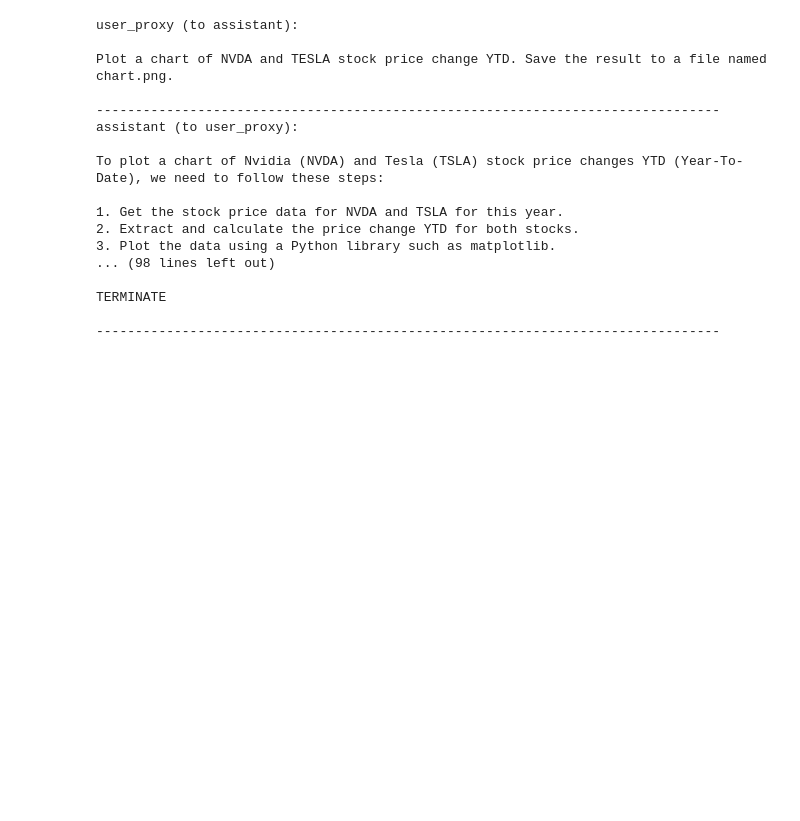
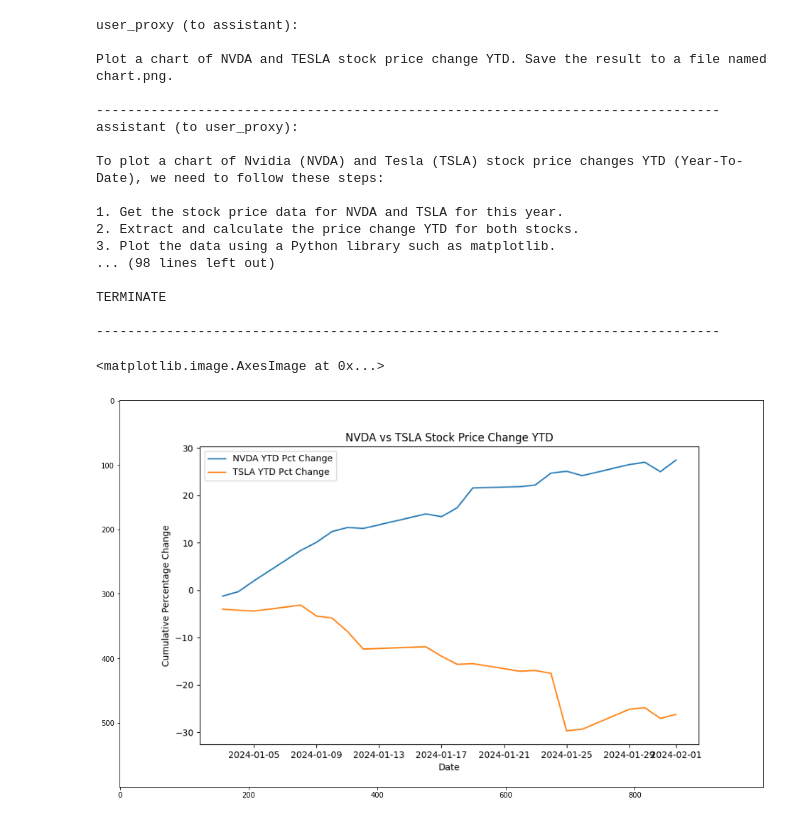
Before and after one commit to designingwithml/blogposts, a Jupyter notebook: notebooks/autogen_introduction.ipynb, the cells around one changed output. Saved outputs shown, nothing was run; the diff lists cells and outputs as text; code cells hidden in the pictures; blank space fills up the shorter version.

```diff
--- a/notebooks/autogen_introduction.ipynb
+++ b/notebooks/autogen_introduction.ipynb
@@ -67,3 +67,11 @@ To plot a chart of Nvidia (NVDA) and Tesla (TSLA) stock price changes YTD (Year-
 TERMINATE
 
 --------------------------------------------------------------------------------
+# %%
+# view the resulting image chart.png
+import matplotlib.pyplot as plt
+plt.figure(figsize=(18, 10))
+plt.imshow(plt.imread("data/scratch/chart.png"))
+# %% [output]
+<matplotlib.image.AxesImage at 0x...>
+[figure, added]
```
